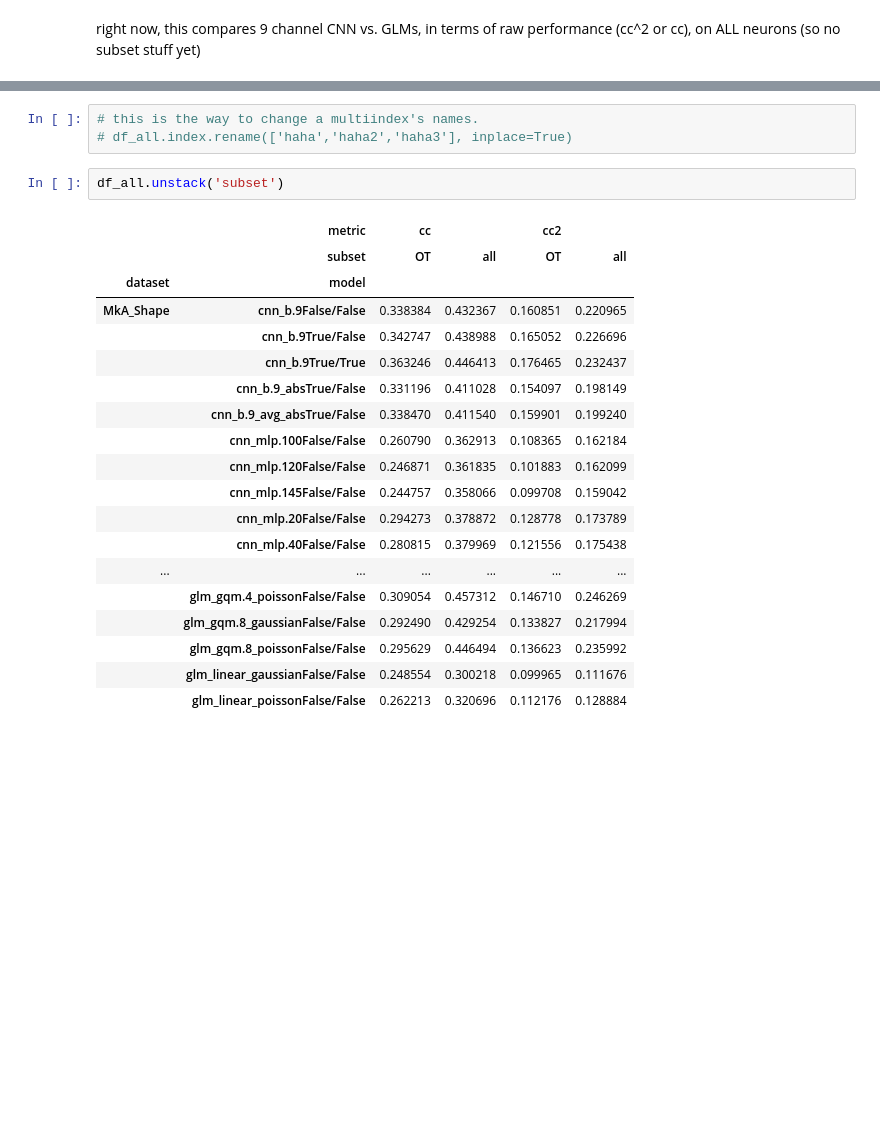
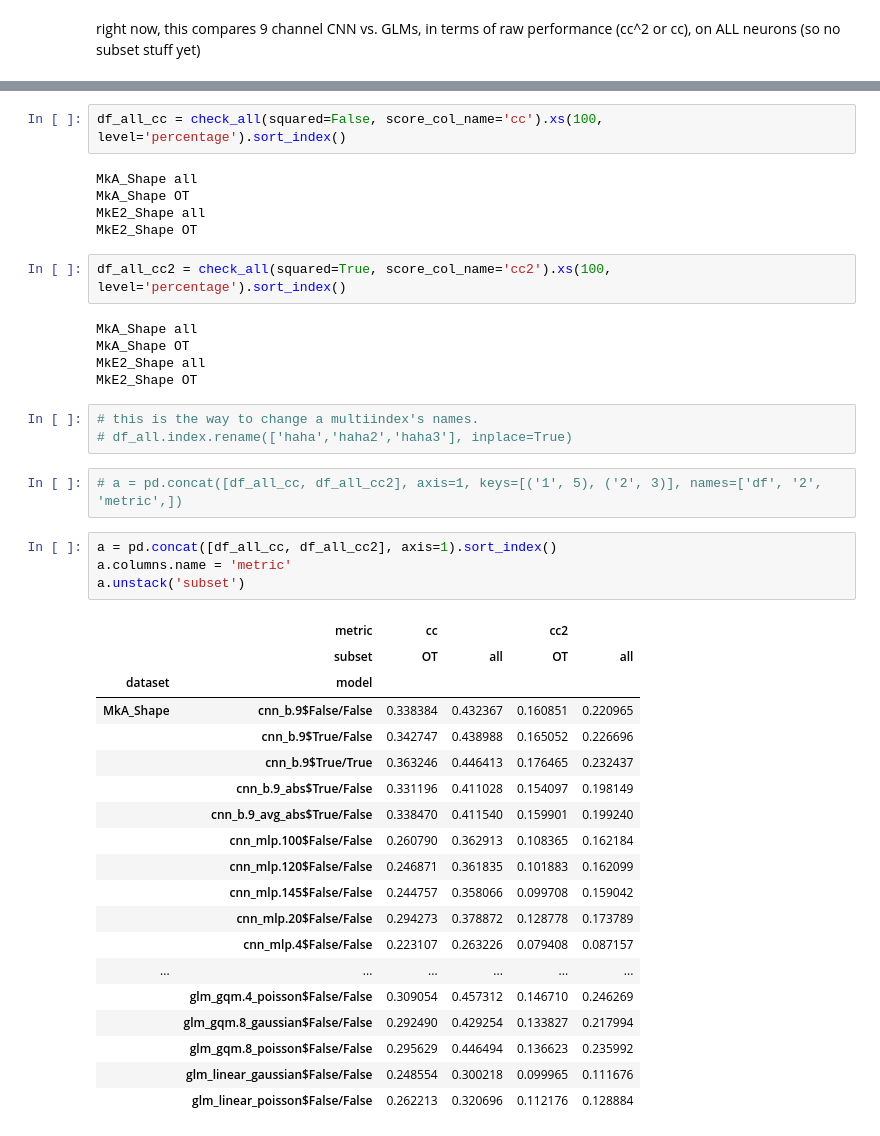
Before and after one commit to leelabcnbc/tang_jcompneuro_revision, a Jupyter notebook: results_ipynb/step_1_rough_exploration/model_performance_comparison.ipynb, the cells around one changed output, grey strips where cells are left out. Drawn from its saved outputs; the diff is of its cells as text; blank space fills up the shorter version.

```diff
--- a/results_ipynb/step_1_rough_exploration/model_performance_comparison.ipynb
+++ b/results_ipynb/step_1_rough_exploration/model_performance_comparison.ipynb
@@ -112,25 +46,43 @@ df_all.columns.name = 'metric'
+# %%
+df_all_cc = check_all(squared=False, score_col_name='cc').xs(100, level='percentage').sort_index()
+# %% [output]
+MkA_Shape all
+MkA_Shape OT
+MkE2_Shape all
+MkE2_Shape OT
+# %%
+df_all_cc2 = check_all(squared=True, score_col_name='cc2').xs(100, level='percentage').sort_index()
+# %% [output]
+MkA_Shape all
+MkA_Shape OT
+MkE2_Shape all
+MkE2_Shape OT
 # %%
 # this is the way to change a multiindex's names.
 # df_all.index.rename(['haha','haha2','haha3'], inplace=True)
-# %%
-df_all.unstack('subset')
-# %% [output]
-|  | metric | cc |  | cc2 |  |
-|  | subset | OT | all | OT | all |
-| dataset | model |  |  |  |  |
-| MkA_Shape | cnn_b.9False/False | 0.338384 | 0.432367 | 0.160851 | 0.220965 |
-|  | cnn_b.9True/False | 0.342747 | 0.438988 | 0.165052 | 0.226696 |
-|  | cnn_b.9True/True | 0.363246 | 0.446413 | 0.176465 | 0.232437 |
-|  | cnn_b.9_absTrue/False | 0.331196 | 0.411028 | 0.154097 | 0.198149 |
-|  | cnn_b.9_avg_absTrue/False | 0.338470 | 0.411540 | 0.159901 | 0.199240 |
-|  | cnn_mlp.100False/False | 0.260790 | 0.362913 | 0.108365 | 0.162184 |
-|  | cnn_mlp.120False/False | 0.246871 | 0.361835 | 0.101883 | 0.162099 |
-|  | cnn_mlp.145False/False | 0.244757 | 0.358066 | 0.099708 | 0.159042 |
-|  | cnn_mlp.20False/False | 0.294273 | 0.378872 | 0.128778 | 0.173789 |
-|  | cnn_mlp.40False/False | 0.280815 | 0.379969 | 0.121556 | 0.175438 |
-| ... | ... | ... | ... | ... | ... |
-|  | glm_gqm.4_poissonFalse/False | 0.309054 | 0.457312 | 0.146710 | 0.246269 |
-|  | glm_gqm.8_gaussianFalse/False | 0.292490 | 0.429254 | 0.133827 | 0.217994 |
-|  | glm_gqm.8_poissonFalse/False | 0.295629 | 0.446494 | 0.136623 | 0.235992 |
-|  | glm_linear_gaussianFalse/False | 0.248554 | 0.300218 | 0.099965 | 0.111676 |
-|  | glm_linear_poissonFalse/False | 0.262213 | 0.320696 | 0.112176 | 0.128884 |
+# %%
+# a = pd.concat([df_all_cc, df_all_cc2], axis=1, keys=[('1', 5), ('2', 3)], names=['df', '2', 'metric',])
+# %%
+a = pd.concat([df_all_cc, df_all_cc2], axis=1).sort_index()
+a.columns.name = 'metric'
+a.unstack('subset')
+# %% [output]
+|  | metric | cc |  | cc2 |  |
+|  | subset | OT | all | OT | all |
+| dataset | model |  |  |  |  |
+| MkA_Shape | cnn_b.9$False/False | 0.338384 | 0.432367 | 0.160851 | 0.220965 |
+|  | cnn_b.9$True/False | 0.342747 | 0.438988 | 0.165052 | 0.226696 |
+|  | cnn_b.9$True/True | 0.363246 | 0.446413 | 0.176465 | 0.232437 |
+|  | cnn_b.9_abs$True/False | 0.331196 | 0.411028 | 0.154097 | 0.198149 |
+|  | cnn_b.9_avg_abs$True/False | 0.338470 | 0.411540 | 0.159901 | 0.199240 |
+|  | cnn_mlp.100$False/False | 0.260790 | 0.362913 | 0.108365 | 0.162184 |
+|  | cnn_mlp.120$False/False | 0.246871 | 0.361835 | 0.101883 | 0.162099 |
+|  | cnn_mlp.145$False/False | 0.244757 | 0.358066 | 0.099708 | 0.159042 |
+|  | cnn_mlp.20$False/False | 0.294273 | 0.378872 | 0.128778 | 0.173789 |
+|  | cnn_mlp.4$False/False | 0.223107 | 0.263226 | 0.079408 | 0.087157 |
+| ... | ... | ... | ... | ... | ... |
+|  | glm_gqm.4_poisson$False/False | 0.309054 | 0.457312 | 0.146710 | 0.246269 |
+|  | glm_gqm.8_gaussian$False/False | 0.292490 | 0.429254 | 0.133827 | 0.217994 |
+|  | glm_gqm.8_poisson$False/False | 0.295629 | 0.446494 | 0.136623 | 0.235992 |
+|  | glm_linear_gaussian$False/False | 0.248554 | 0.300218 | 0.099965 | 0.111676 |
+|  | glm_linear_poisson$False/False | 0.262213 | 0.320696 | 0.112176 | 0.128884 |
```
Also changed, not shown: parts of 6 cells of this notebook, 2 other files.
